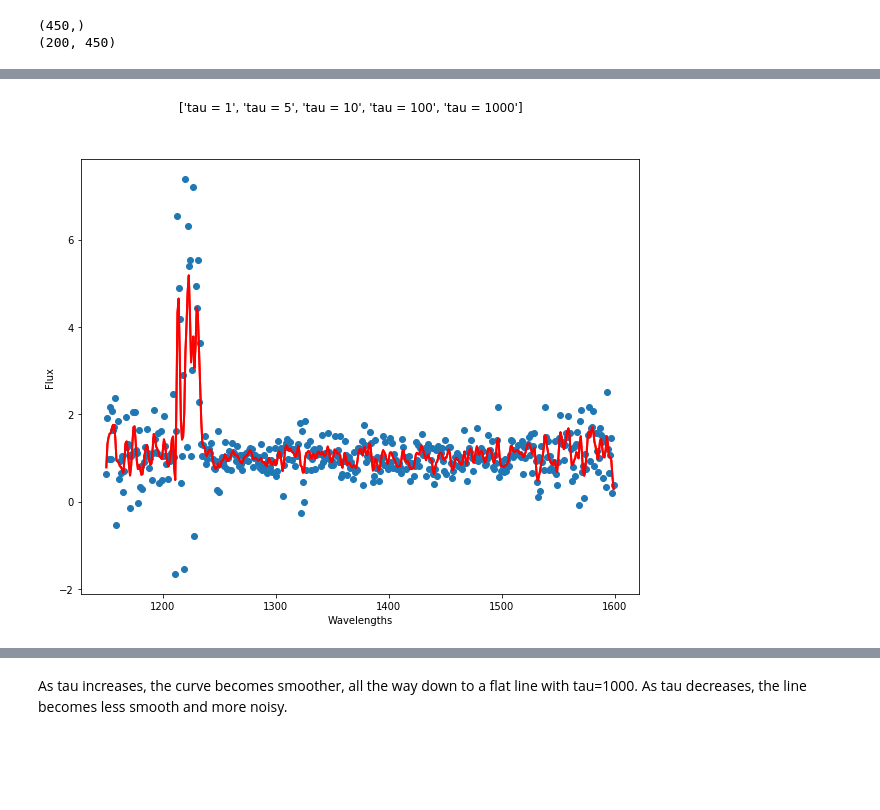
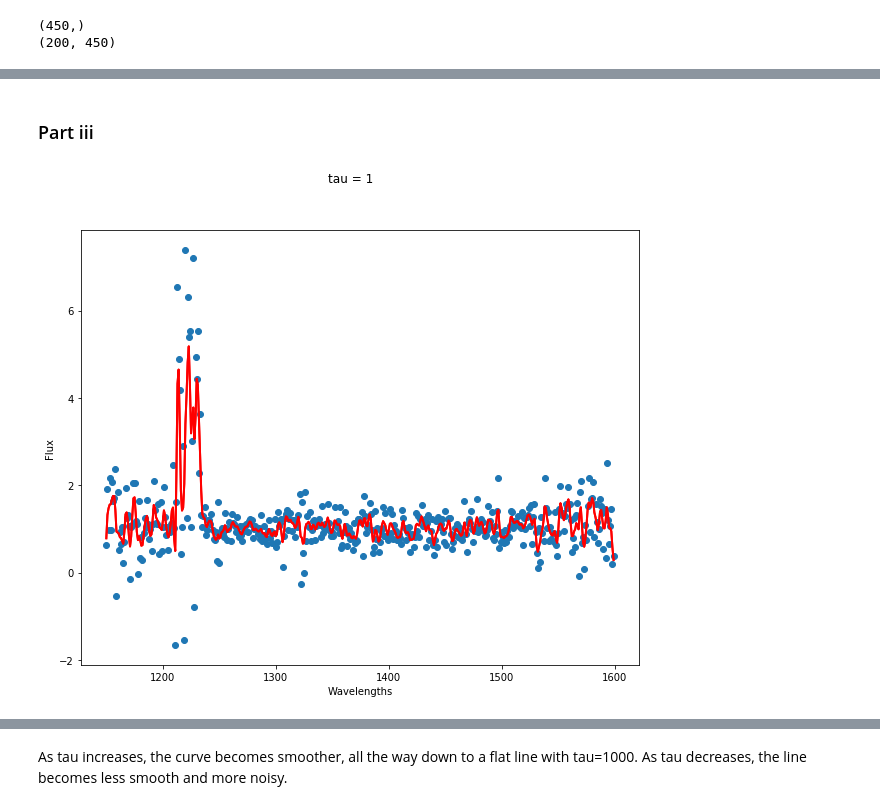
Before and after one commit to christydennison/cs229, a Jupyter notebook: pset1.5.ipynb, the cells around one changed output, grey strips where cells are left out. Drawn from its saved outputs; the diff is of its cells as text; code cells hidden in the pictures; blank space fills up the shorter version.

```diff
--- a/pset1.5.ipynb
+++ b/pset1.5.ipynb
@@ -89 +62,3 @@ q.plot_b(wavelengths, raw_train[0], lwr_est_5, ['tau = 5'], 'ps1q5b2.png')
+# %% [markdown]
+### Part iii
 # %%
@@ -95,9 +67,7 @@ lwr_est_10 = q.LWR_smooth(Y, X, 10)
 lwr_est_100 = q.LWR_smooth(Y, X, 100)
 lwr_est_1000 = q.LWR_smooth(Y, X, 1000)
 # %%
-q.plot_b(X, Y, lwr_est_1,
-         ['tau = 1', 'tau = 5', 'tau = 10', 'tau = 100', 'tau = 1000'],
-         'ps1q5b3.png')
+q.plot_b(X, Y, lwr_est_1, 'tau = 1')
 # %% [output]
-[figure, old version]
+[figure, new version]
 # %%
```
Also changed, not shown: parts of 29 cells of this notebook, 2 other files.
